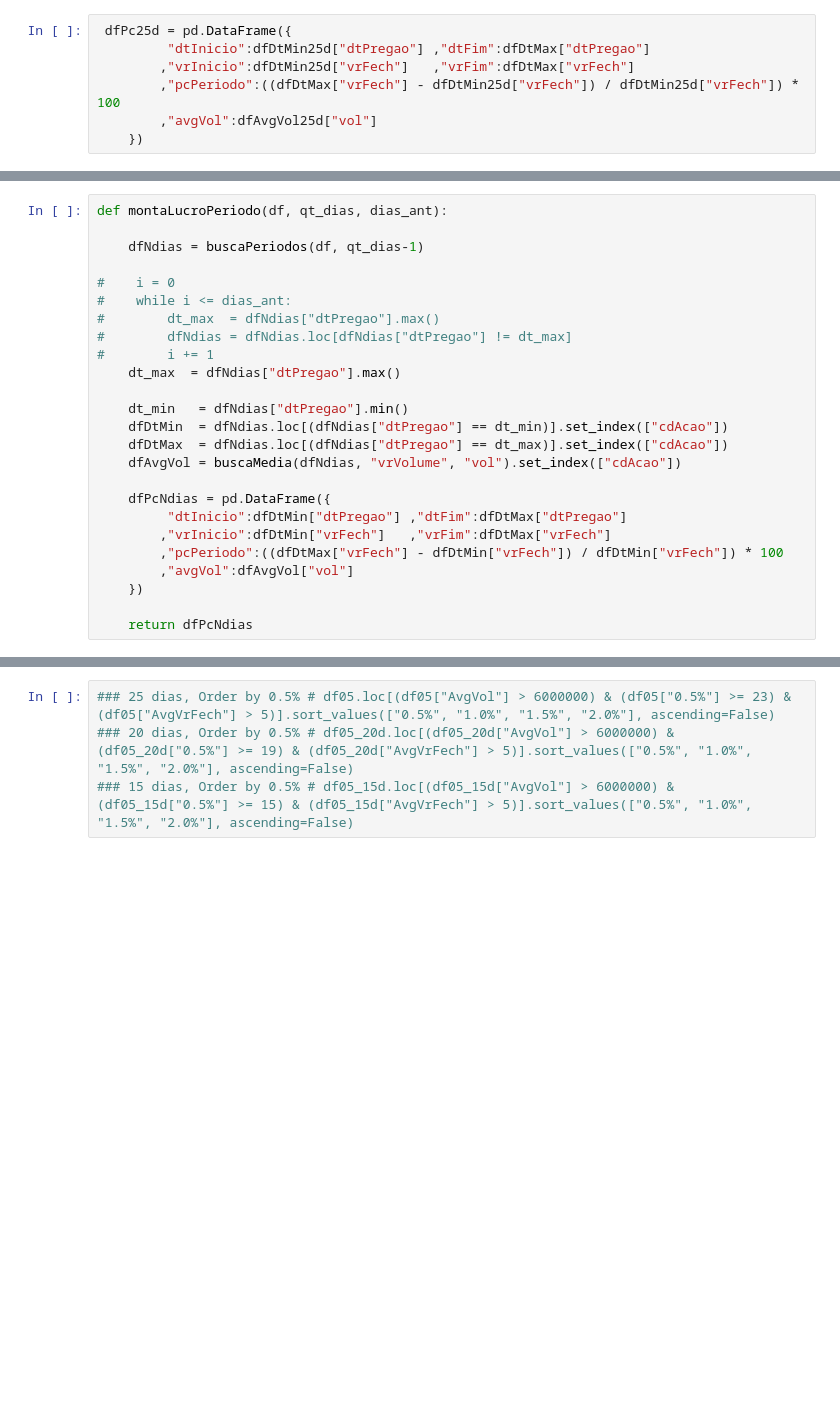
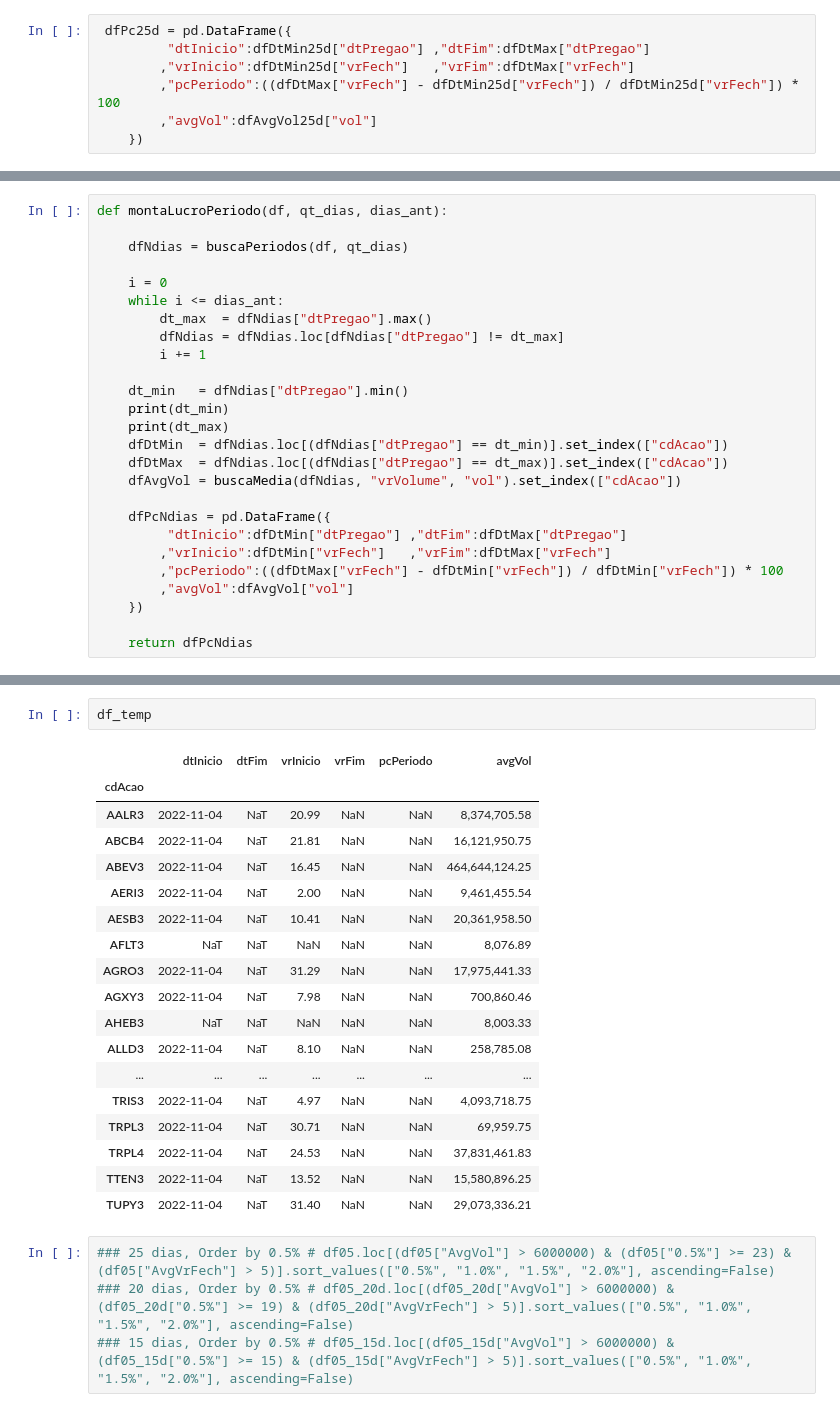
Before and after one commit to alexandre-esmeraldo/StockManager, a Jupyter notebook: StockManager_Processamento.ipynb, the cells around one changed output, grey strips where cells are left out. Drawn from its saved outputs; the diff is of its cells as text; blank space fills up the shorter version.

```diff
--- a/StockManager_Processamento.ipynb
+++ b/StockManager_Processamento.ipynb
@@ -84,16 +224,17 @@ dfPc25d['pcPeriodo']
 # %%
 def montaLucroPeriodo(df, qt_dias, dias_ant):
 
-    dfNdias = buscaPeriodos(df, qt_dias-1)
+    dfNdias = buscaPeriodos(df, qt_dias)
 
-#    i = 0
-#    while i <= dias_ant:
-#        dt_max  = dfNdias["dtPregao"].max()
-#        dfNdias = dfNdias.loc[dfNdias["dtPregao"] != dt_max]
-#        i += 1
-    dt_max  = dfNdias["dtPregao"].max()
+    i = 0
+    while i <= dias_ant:
+        dt_max  = dfNdias["dtPregao"].max()
+        dfNdias = dfNdias.loc[dfNdias["dtPregao"] != dt_max]
+        i += 1
 
     dt_min   = dfNdias["dtPregao"].min()
+    print(dt_min)
+    print(dt_max)
     dfDtMin  = dfNdias.loc[(dfNdias["dtPregao"] == dt_min)].set_index(["cdAcao"])
     dfDtMax  = dfNdias.loc[(dfNdias["dtPregao"] == dt_max)].set_index(["cdAcao"])
     dfAvgVol = buscaMedia(dfNdias, "vrVolume", "vol").set_index(["cdAcao"])
@@ -119,3 +268,24 @@ dfNdias = buscaPeriodos(df, 25)
+# %%
+df_temp
+# %% [output]
+|  | dtInicio | dtFim | vrInicio | vrFim | pcPeriodo | avgVol |
+| cdAcao |  |  |  |  |  |  |
+| AALR3 | 2022-11-04 | NaT | 20.99 | NaN | NaN | 8,374,705.58 |
+| ABCB4 | 2022-11-04 | NaT | 21.81 | NaN | NaN | 16,121,950.75 |
+| ABEV3 | 2022-11-04 | NaT | 16.45 | NaN | NaN | 464,644,124.25 |
+| AERI3 | 2022-11-04 | NaT | 2.00 | NaN | NaN | 9,461,455.54 |
+| AESB3 | 2022-11-04 | NaT | 10.41 | NaN | NaN | 20,361,958.50 |
+| AFLT3 | NaT | NaT | NaN | NaN | NaN | 8,076.89 |
+| AGRO3 | 2022-11-04 | NaT | 31.29 | NaN | NaN | 17,975,441.33 |
+| AGXY3 | 2022-11-04 | NaT | 7.98 | NaN | NaN | 700,860.46 |
+| AHEB3 | NaT | NaT | NaN | NaN | NaN | 8,003.33 |
+| ALLD3 | 2022-11-04 | NaT | 8.10 | NaN | NaN | 258,785.08 |
+| ... | ... | ... | ... | ... | ... | ... |
+| TRIS3 | 2022-11-04 | NaT | 4.97 | NaN | NaN | 4,093,718.75 |
+| TRPL3 | 2022-11-04 | NaT | 30.71 | NaN | NaN | 69,959.75 |
+| TRPL4 | 2022-11-04 | NaT | 24.53 | NaN | NaN | 37,831,461.83 |
+| TTEN3 | 2022-11-04 | NaT | 13.52 | NaN | NaN | 15,580,896.25 |
+| TUPY3 | 2022-11-04 | NaT | 31.40 | NaN | NaN | 29,073,336.21 |
 # %%
 ### 25 dias, Order by 0.5% # df05.loc[(df05["AvgVol"] > 6000000) & (df05["0.5%"] >= 23) & (df05["AvgVrFech"] > 5)].sort_values(["0.5%", "1.0%", "1.5%", "2.0%"], ascending=False)
 ### 20 dias, Order by 0.5% # df05_20d.loc[(df05_20d["AvgVol"] > 6000000) & (df05_20d["0.5%"] >= 19) & (df05_20d["AvgVrFech"] > 5)].sort_values(["0.5%", "1.0%", "1.5%", "2.0%"], ascending=False)
```
Also changed, not shown: parts of 22 cells of this notebook.
